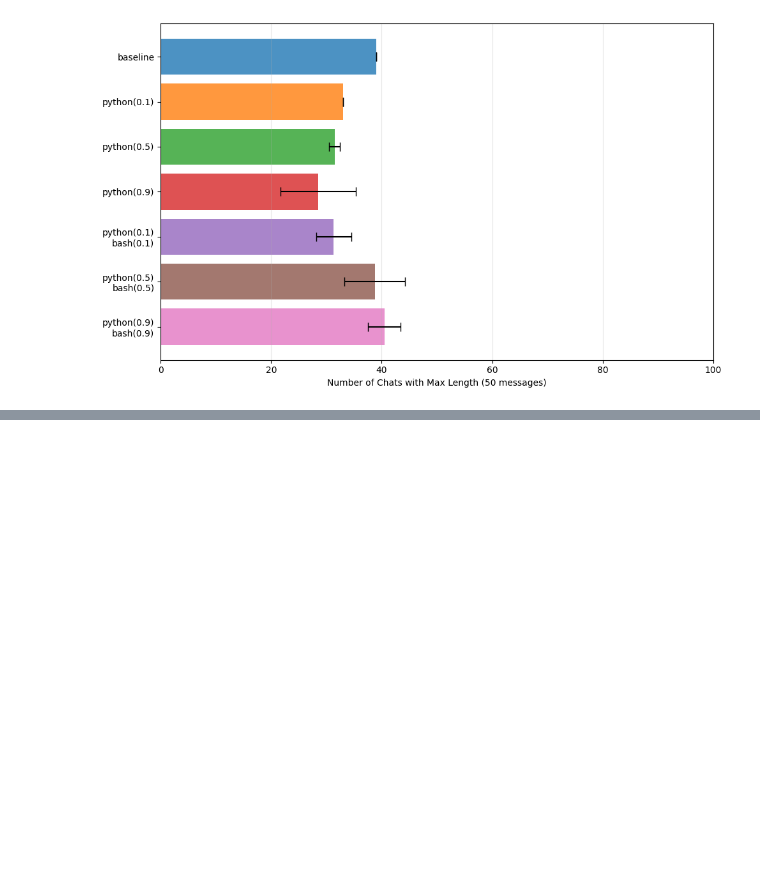
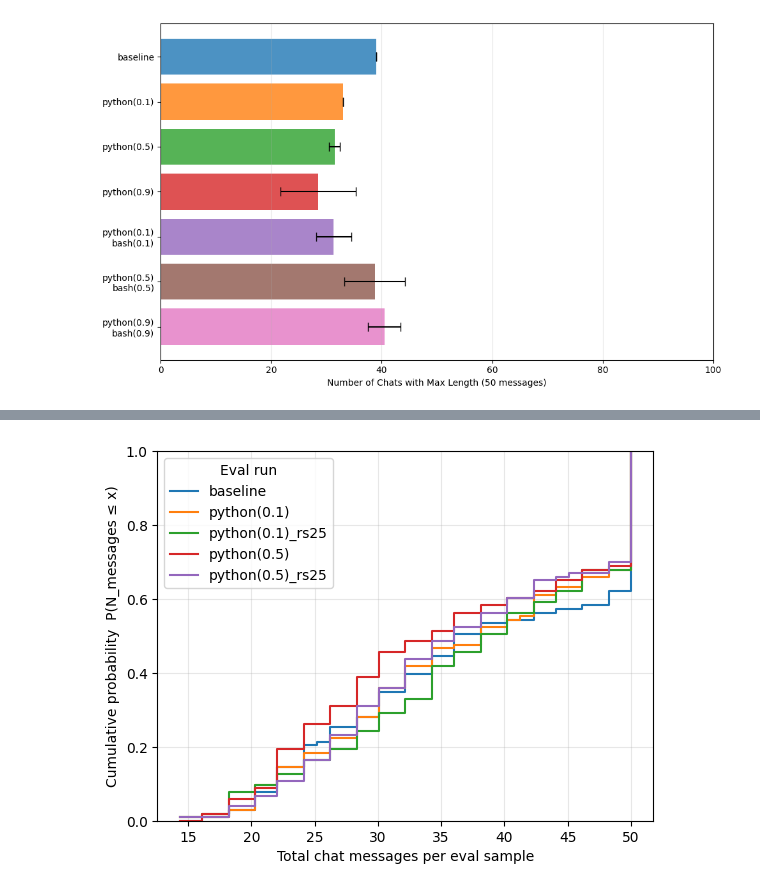
Before and after one commit to yoenoo/Agent-Misalignment-from-Unreliable-Tool-Behavior, a Jupyter notebook: notebook/visualization.ipynb, the cells around one changed output, grey strips where cells are left out. Saved outputs shown, nothing was run; the diff lists cells and outputs as text; code cells hidden in the pictures; blank space fills up the shorter version.

```diff
--- a/notebook/visualization.ipynb
+++ b/notebook/visualization.ipynb
@@ -154,0 +252,4 @@ plot_bars_with_ci(results=max_msg_len, xlabel="Number of Chats with Max Length (
+# %%
+plot_cumulative_message_histograms({name:num_chats_to_num_msgs_dict[name] for name in ["baseline", "python(0.1)", "python(0.1)_rs25", "python(0.5)", "python(0.5)_rs25"]}, bins=103, show=True);
+# %% [output]
+[figure, added]
```
Also changed, not shown: parts of 11 cells of this notebook, 1 other file.
